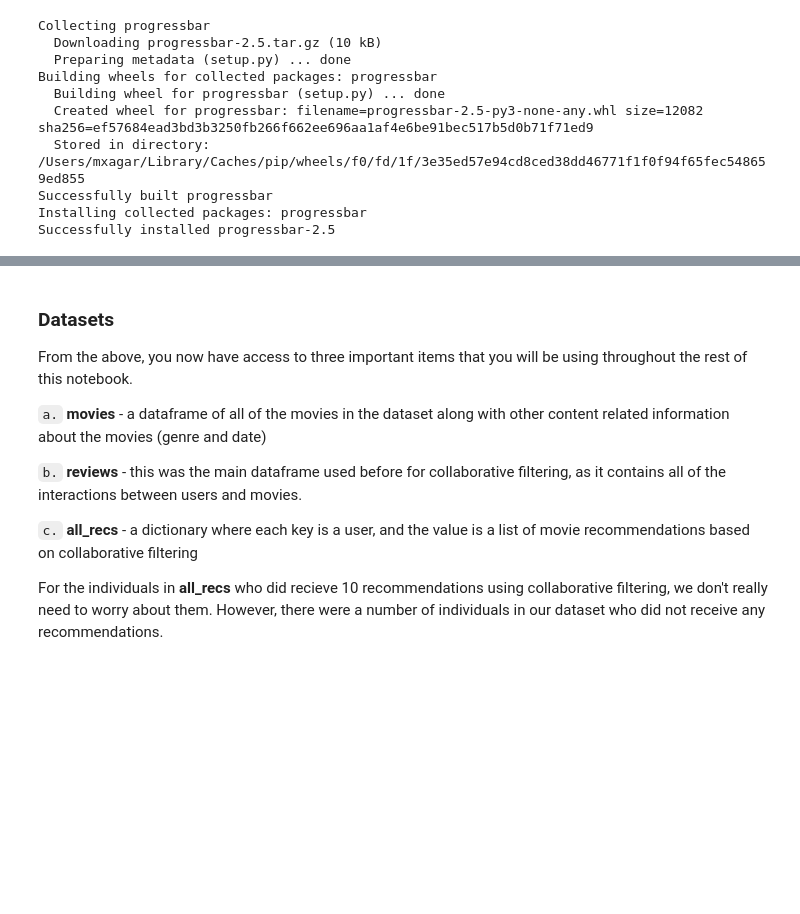
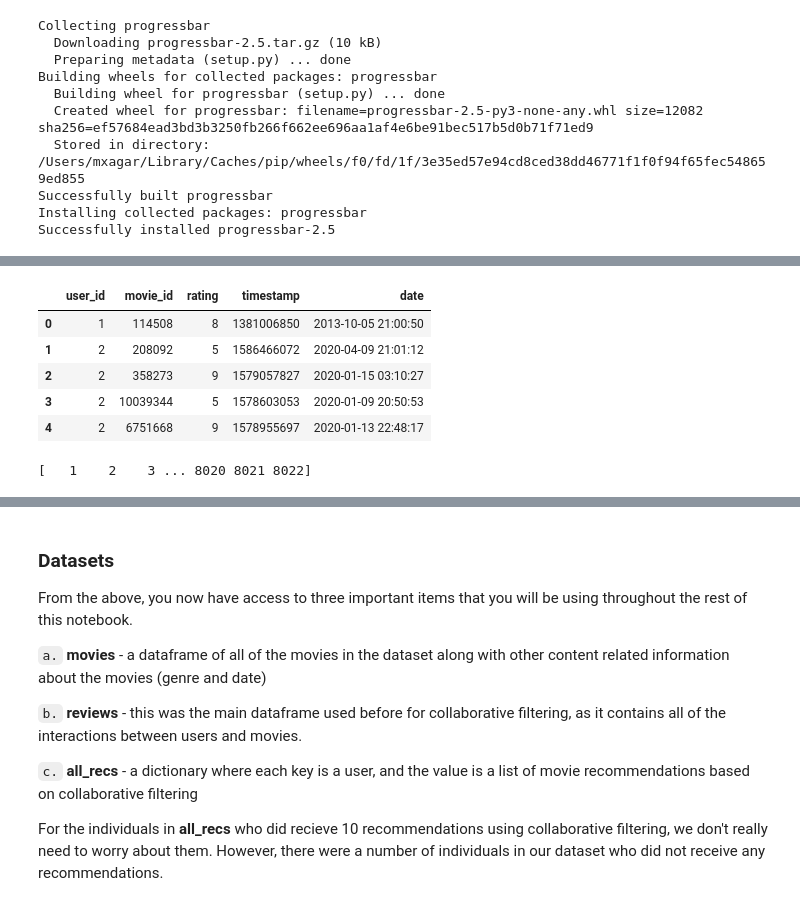
Before and after one commit to mxagar/data_science_udacity, a Jupyter notebook: 04_ExperimentalDesign_RecSys/lab/Recommendations/01_Intro_to_Recommendations/5_Content Based Recommendations.ipynb, the cells around one changed output, grey strips where cells are left out. Drawn from its saved outputs; the diff is of its cells as text; code cells hidden in the pictures; blank space fills up the shorter version.

```diff
--- a/04_ExperimentalDesign_RecSys/lab/Recommendations/01_Intro_to_Recommendations/5_Content Based Recommendations.ipynb
+++ b/04_ExperimentalDesign_RecSys/lab/Recommendations/01_Intro_to_Recommendations/5_Content Based Recommendations.ipynb
@@ -41,3 +54,17 @@ del reviews['Unnamed: 0']
+# %%
+reviews.head()
+# %% [output]
+|  | user_id | movie_id | rating | timestamp | date |
+| 0 | 1 | 114508 | 8 | 1381006850 | 2013-10-05 21:00:50 |
+| 1 | 2 | 208092 | 5 | 1586466072 | 2020-04-09 21:01:12 |
+| 2 | 2 | 358273 | 9 | 1579057827 | 2020-01-15 03:10:27 |
+| 3 | 2 | 10039344 | 5 | 1578603053 | 2020-01-09 20:50:53 |
+| 4 | 2 | 6751668 | 9 | 1578955697 | 2020-01-13 22:48:17 |
+# %%
+users = np.unique(reviews['user_id'])
+print(users)
+# %% [output]
+[   1    2    3 ... 8020 8021 8022]
 # %%
 # Do not change this code
 # This loads our solution dictionary (key: user_id and value: an array of recommended movie titles)
```
Also changed, not shown: parts of 27 cells of this notebook, 1 other file.
